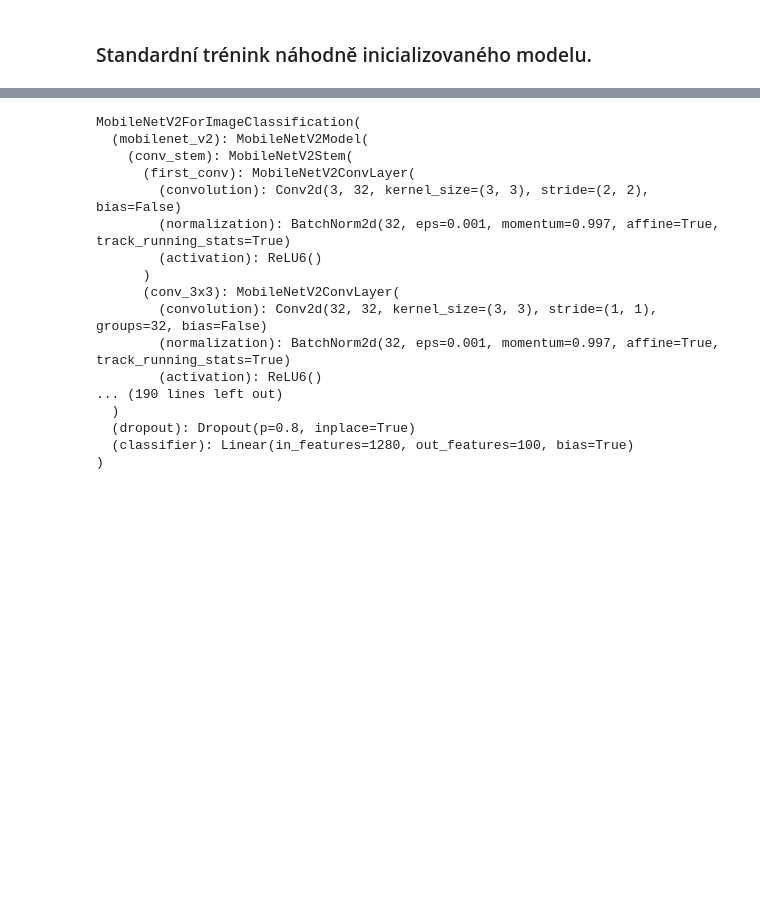
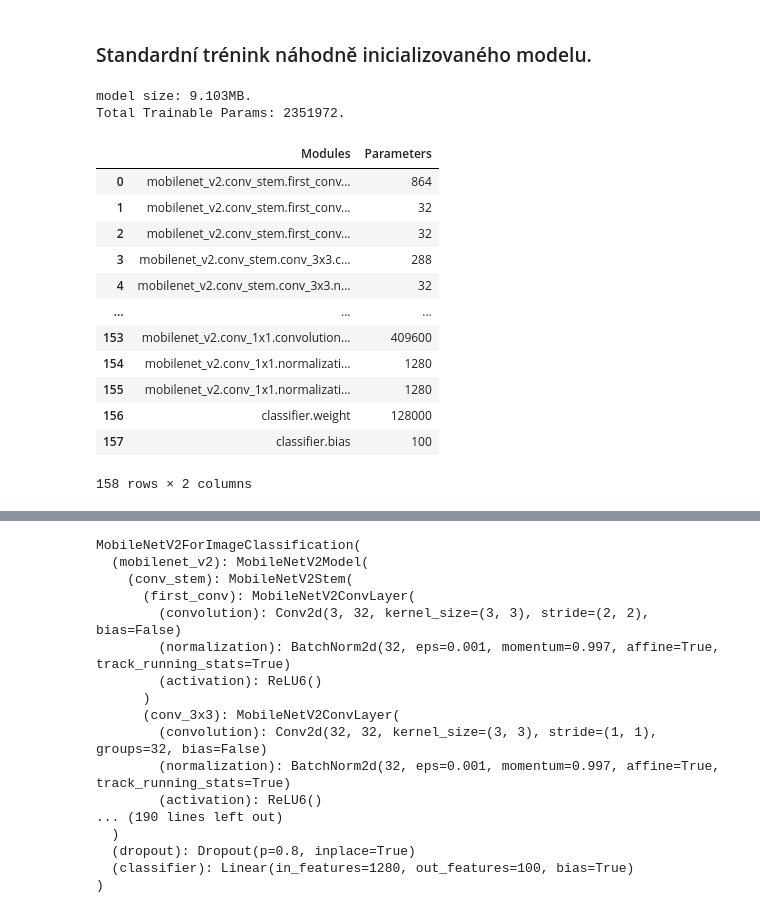
Before and after one commit to DragounJ/DiplomovaPrace, a Jupyter notebook: actual/cifar100ViT.ipynb, the cells around one changed output, grey strips where cells are left out. Cells and saved outputs as stored; diff of their text form; code cells hidden in the pictures; blank space fills up the shorter version.

Commit message:
Přesun fcí do base.py + metriky modelů

```diff
--- a/actual/cifar100ViT.ipynb
+++ b/actual/cifar100ViT.ipynb
@@ -68,6 +67,24 @@ train_combo = ConcatDataset([train, train_aug])
 # %%
 training_args = base.get_training_args(output_dir="./results/cifar100-random", logging_dir='./logs/cifar100-random', lr=0.0005, epochs=30)
 model = base.get_random_init_mobilenet(100)
+# %%
+base.count_parameters(model)
+# %% [output]
+model size: 9.103MB.
+Total Trainable Params: 2351972.
+|  | Modules | Parameters |
+| 0 | mobilenet_v2.conv_stem.first_conv... | 864 |
+| 1 | mobilenet_v2.conv_stem.first_conv... | 32 |
+| 2 | mobilenet_v2.conv_stem.first_conv... | 32 |
+| 3 | mobilenet_v2.conv_stem.conv_3x3.c... | 288 |
+| 4 | mobilenet_v2.conv_stem.conv_3x3.n... | 32 |
+| ... | ... | ... |
+| 153 | mobilenet_v2.conv_1x1.convolution... | 409600 |
+| 154 | mobilenet_v2.conv_1x1.normalizati... | 1280 |
+| 155 | mobilenet_v2.conv_1x1.normalizati... | 1280 |
+| 156 | classifier.weight | 128000 |
+| 157 | classifier.bias | 100 |
+158 rows × 2 columns
 # %%
 trainer = Trainer(
     model=model,
```
Also changed, not shown: parts of 8 cells of this notebook, 7 other files.
